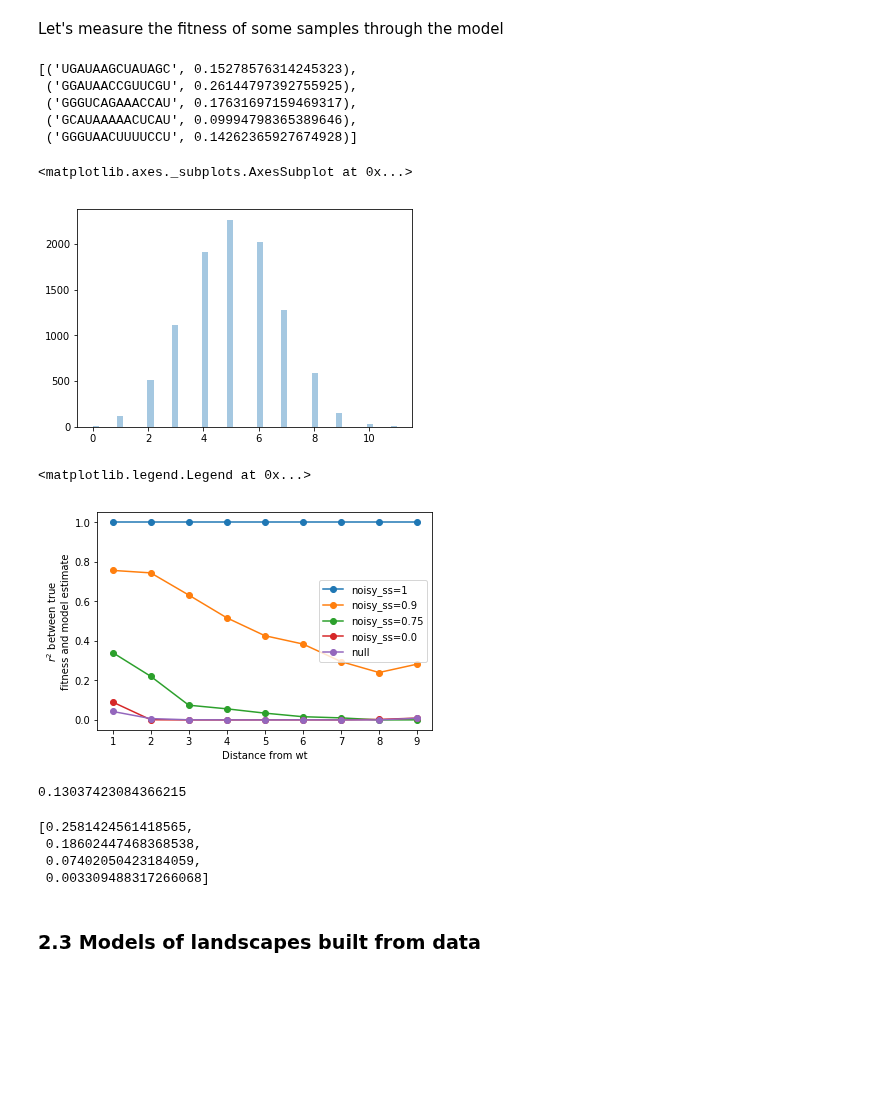
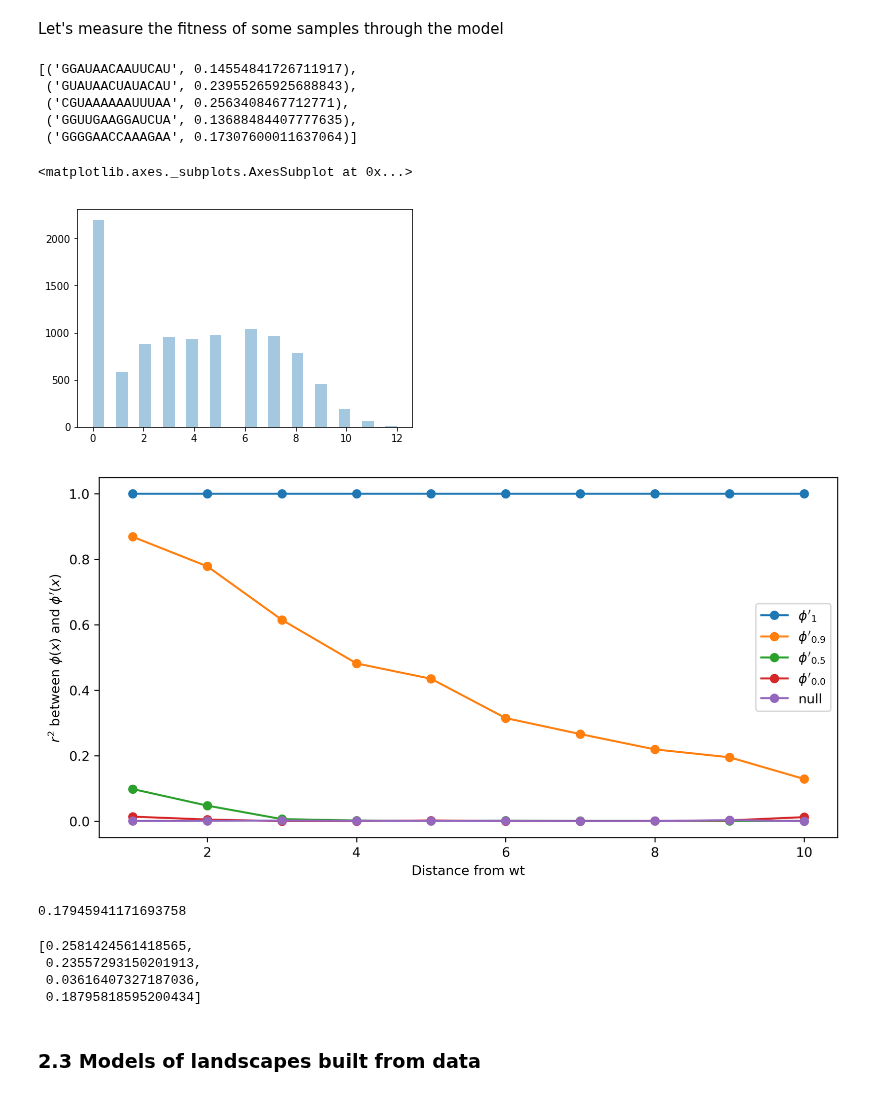
Before and after one commit to samsinai/FLEXS, a Jupyter notebook: examples/Tutorial.ipynb, the cells around one changed output. Drawn from its saved outputs; the diff is of its cells as text; code cells hidden in the pictures; blank space fills up the shorter version.

```diff
--- a/examples/Tutorial.ipynb
+++ b/examples/Tutorial.ipynb
@@ -108,7 +108,7 @@ here $d$ is the distance to the closest measured neighbor, and $\epsilon$ is a s
 # %%
 noisy_model_1 = Noisy_abstract_model(landscape_oracle, signal_strength=1)
 noisy_model_2 = Noisy_abstract_model(landscape_oracle, signal_strength=0.9)
-noisy_model_3 = Noisy_abstract_model(landscape_oracle, signal_strength=0.75)
+noisy_model_3 = Noisy_abstract_model(landscape_oracle, signal_strength=0.5)
 noisy_model_4 = Noisy_abstract_model(landscape_oracle, signal_strength=0.0)
 noisy_models=[noisy_model_1,noisy_model_2,noisy_model_3,noisy_model_4]
 # %%
@@ -119,16 +119,16 @@ Let's measure the fitness of some samples through the model
 # %%
 from utils.sequence_utils import generate_random_mutant
 # %%
-mutation_rate = 0.5
+mutation_rate = 0.2
 RNA_alphabet = "UCGA"
-samples = [generate_random_mutant(wt, mutation_rate, alphabet= RNA_alphabet) for i in range(10000)]
+samples = [generate_random_mutant(wt, mutation_rate*(i%5), alphabet= RNA_alphabet) for i in range(10000)]
 [(s, noisy_model_3.get_fitness(s)) for s in samples[:5]]
 # %% [output]
-[('UGAUAAGCUAUAGC', 0.15278576314245323),
- ('GGAUAACCGUUCGU', 0.26144797392755925),
- ('GGGUCAGAAACCAU', 0.17631697159469317),
- ('GCAUAAAAACUCAU', 0.09994798365389646),
- ('GGGUAACUUUUCCU', 0.14262365927674928)]
+[('GGAUAACAAUUCAU', 0.14554841726711917),
+ ('GUAUAACUAUACAU', 0.23955265925688843),
+ ('CGUAAAAAAUUUAA', 0.2563408467712771),
+ ('GGUUGAAGGAUCUA', 0.13688484407777635),
+ ('GGGGAACCAAAGAA', 0.17307600011637064)]
 # %%
 from scipy.stats import pearsonr,spearmanr
 # %%
@@ -139,7 +139,7 @@ for sequence in samples:
 sns.distplot(distances, kde=False)
 # %% [output]
 <matplotlib.axes._subplots.AxesSubplot at 0x...>
-[figure, old version]
+[figure, new version]
 # %%
 def get_corr_per_distance(samples,distances, model):
     corrs=[]
@@ -158,17 +158,18 @@ def get_corr_per_distance(samples,distances, model):
 corrs = [get_corr_per_distance(samples,distances,noisy_model) for noisy_model in noisy_models]
 corrs_null = get_corr_per_distance(samples, distances, null_model)
 # %%
-plt.plot(range(1,11),corrs[0],'o-', label="noisy_ss=1")
-plt.plot(range(1,11),corrs[1],'o-', label="noisy_ss=0.9")
-plt.plot(range(1,11),corrs[2],'o-', label="noisy_ss=0.75")
-plt.plot(range(1,11),corrs[3],'o-', label="noisy_ss=0.0")
+plt.figure(figsize=(10,5),dpi=300)
+plt.plot(range(1,11),corrs[0],'o-', label="$\phi'_{1}$")
+plt.plot(range(1,11),corrs[1],'o-', label="$\phi'_{0.9}$")
+plt.plot(range(1,11),corrs[2],'o-', label="$\phi'_{0.5}$")
+plt.plot(range(1,11),corrs[3],'o-', label="$\phi'_{0.0}$")
 plt.plot(range(1,11),corrs_null,'o-',label="null")
-plt.ylabel("$r^2$ between true\nfitness and model estimate")
+plt.ylabel("$r^2$ between $\phi(x)$ and $\phi'(x)$ ")
 plt.xlabel("Distance from wt")
 plt.legend()
+plt.savefig("noise_model.pdf")
 # %% [output]
-<matplotlib.legend.Legend at 0x...>
-[figure, old version]
+[figure, new version]
 # %%
 from models.Noisy_models.Ensemble import Ensemble_models
 # %%
@@ -178,14 +179,14 @@ ensemble.reset([wt])
 # %%
 ensemble.get_fitness('GGAUGCCAAAUCUC')
 # %% [output]
-0.13037423084366215
+0.17945941171693758
 # %%
 ensemble.get_fitness_distribution('GGAUGCCAAAUCUC')
 # %% [output]
 [0.2581424561418565,
- 0.18602447468368538,
- 0.07402050423184059,
- 0.003309488317266068]
+ 0.23557293150201913,
+ 0.03616407327187036,
+ 0.18795818595200434]
 # %% [markdown]
 ### 2.3 Models of landscapes built from data
 # %% [markdown]
```
Also changed, not shown: parts of 8 cells of this notebook.
